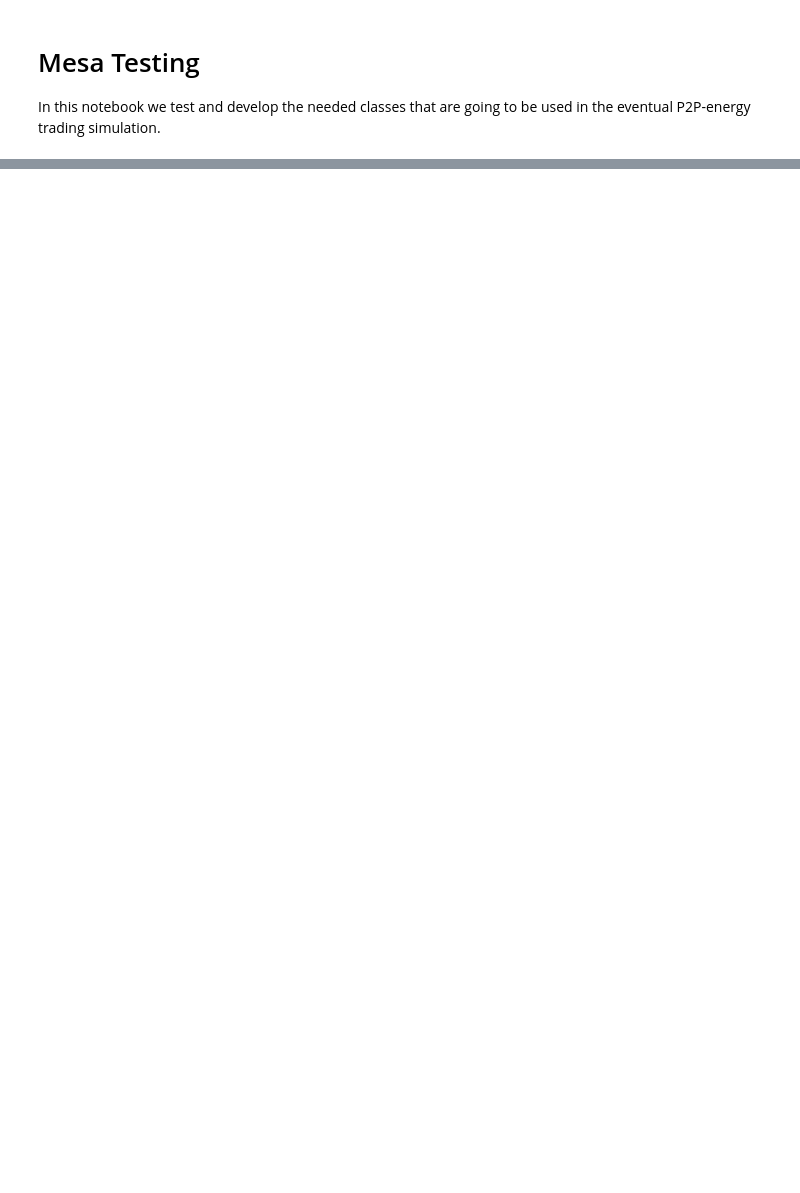
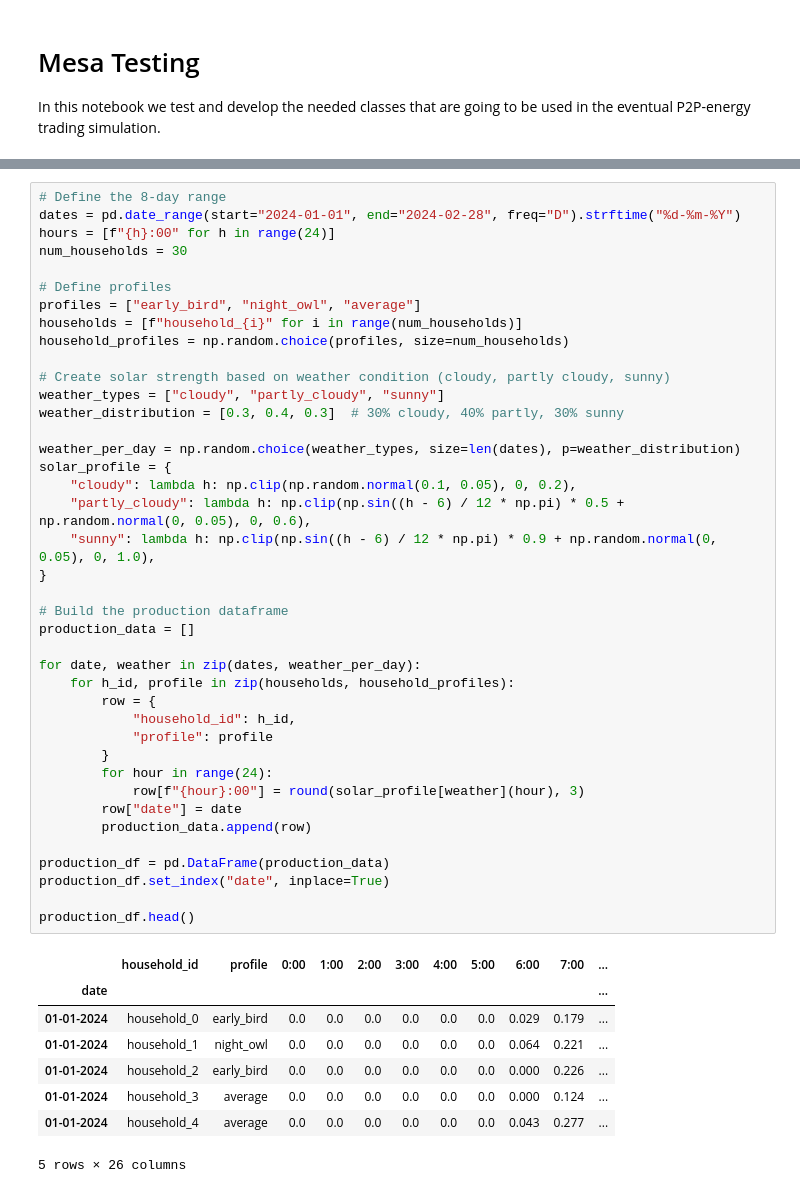
Before and after one commit to BJHeemskerk/P2P-microgrid-simulation, a Jupyter notebook: Mesa_Testing.ipynb, the cells around one changed output, grey strips where cells are left out. Drawn from its saved outputs; the diff is of its cells as text; blank space fills up the shorter version.

```diff
--- a/Mesa_Testing.ipynb
+++ b/Mesa_Testing.ipynb
@@ -250,0 +210,49 @@ class NewGrid(mesa.Model):
+# %%
+# Define the 8-day range
+dates = pd.date_range(start="2024-01-01", end="2024-02-28", freq="D").strftime("%d-%m-%Y")
+hours = [f"{h}:00" for h in range(24)]
+num_households = 30
+
+# Define profiles
+profiles = ["early_bird", "night_owl", "average"]
+households = [f"household_{i}" for i in range(num_households)]
+household_profiles = np.random.choice(profiles, size=num_households)
+
+# Create solar strength based on weather condition (cloudy, partly cloudy, sunny)
+weather_types = ["cloudy", "partly_cloudy", "sunny"]
+weather_distribution = [0.3, 0.4, 0.3]  # 30% cloudy, 40% partly, 30% sunny
+
+weather_per_day = np.random.choice(weather_types, size=len(dates), p=weather_distribution)
+solar_profile = {
+    "cloudy": lambda h: np.clip(np.random.normal(0.1, 0.05), 0, 0.2),
+    "partly_cloudy": lambda h: np.clip(np.sin((h - 6) / 12 * np.pi) * 0.5 + np.random.normal(0, 0.05), 0, 0.6),
+    "sunny": lambda h: np.clip(np.sin((h - 6) / 12 * np.pi) * 0.9 + np.random.normal(0, 0.05), 0, 1.0),
+}
+
+# Build the production dataframe
+production_data = []
+
+for date, weather in zip(dates, weather_per_day):
+    for h_id, profile in zip(households, household_profiles):
+        row = {
+            "household_id": h_id,
+            "profile": profile
+        }
+        for hour in range(24):
+            row[f"{hour}:00"] = round(solar_profile[weather](hour), 3)
+        row["date"] = date
+        production_data.append(row)
+
+production_df = pd.DataFrame(production_data)
+production_df.set_index("date", inplace=True)
+
+production_df.head()
+# %% [output]
+|  | household_id | profile | 0:00 | 1:00 | 2:00 | 3:00 | 4:00 | 5:00 | 6:00 | 7:00 | ... |
+| date |  |  |  |  |  |  |  |  |  |  | ... |
+| 01-01-2024 | household_0 | early_bird | 0.0 | 0.0 | 0.0 | 0.0 | 0.0 | 0.0 | 0.029 | 0.179 | ... |
+| 01-01-2024 | household_1 | night_owl | 0.0 | 0.0 | 0.0 | 0.0 | 0.0 | 0.0 | 0.064 | 0.221 | ... |
+| 01-01-2024 | household_2 | early_bird | 0.0 | 0.0 | 0.0 | 0.0 | 0.0 | 0.0 | 0.000 | 0.226 | ... |
+| 01-01-2024 | household_3 | average | 0.0 | 0.0 | 0.0 | 0.0 | 0.0 | 0.0 | 0.000 | 0.124 | ... |
+| 01-01-2024 | household_4 | average | 0.0 | 0.0 | 0.0 | 0.0 | 0.0 | 0.0 | 0.043 | 0.277 | ... |
+5 rows × 26 columns
```
Also changed, not shown: parts of 14 cells of this notebook.
